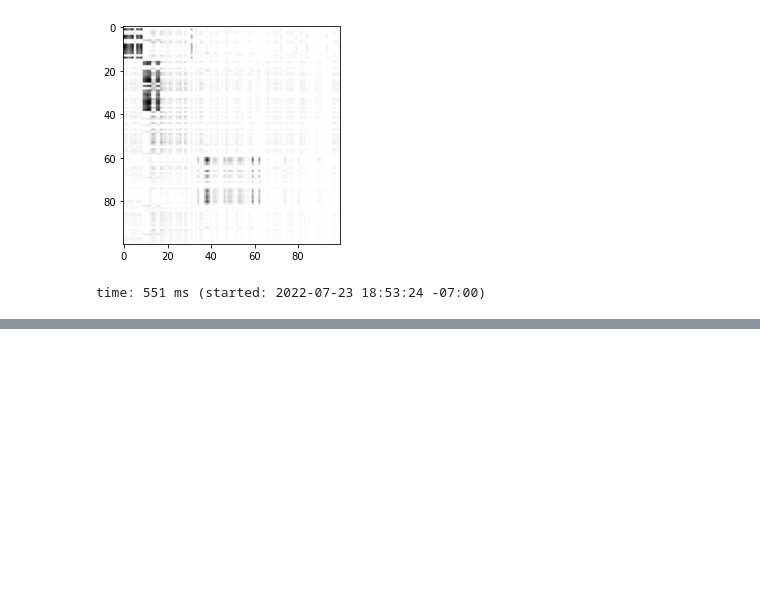
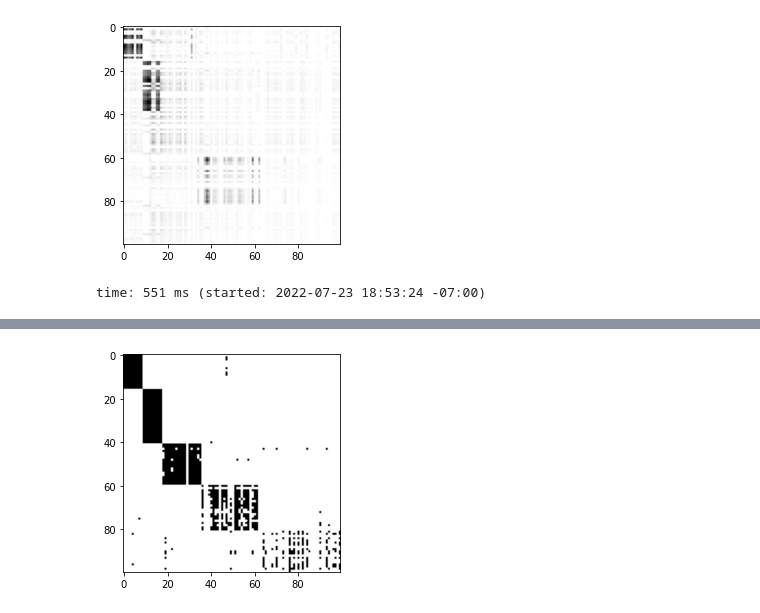
Before and after one commit to WenXinDong2018/bipartite_graph_representation, a Jupyter notebook: src/learning/notebooks/demo.ipynb, the cells around one changed output, grey strips where cells are left out. Cells and saved outputs as stored; diff of their text form; code cells hidden in the pictures; blank space fills up the shorter version.

```diff
--- a/src/learning/notebooks/demo.ipynb
+++ b/src/learning/notebooks/demo.ipynb
@@ -168,0 +171,2 @@ time: 87.7 ms (started: 2022-07-30 13:34:25 -07:00)
+# %%
+reconstructed_by_hyperplane = hyperplane(data_path, dim=3)
@@ -168,0 +243,5 @@ time: 87.7 ms (started: 2022-07-30 13:34:25 -07:00)
+# %%
+plt.imshow(reconstructed_by_hyperplane.todense(), "Greys")
+plt.show()
+# %% [output]
+[figure, added]
```
Also changed, not shown: parts of 7 cells of this notebook, 8 other files.
